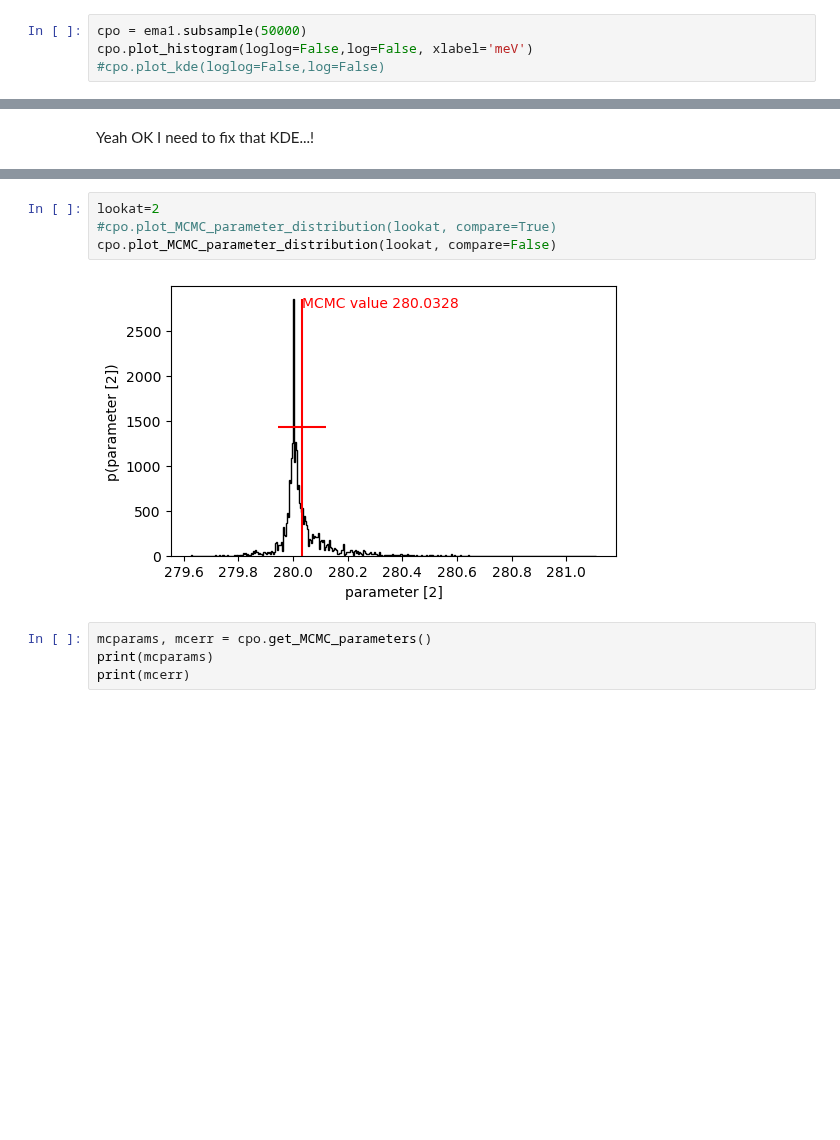
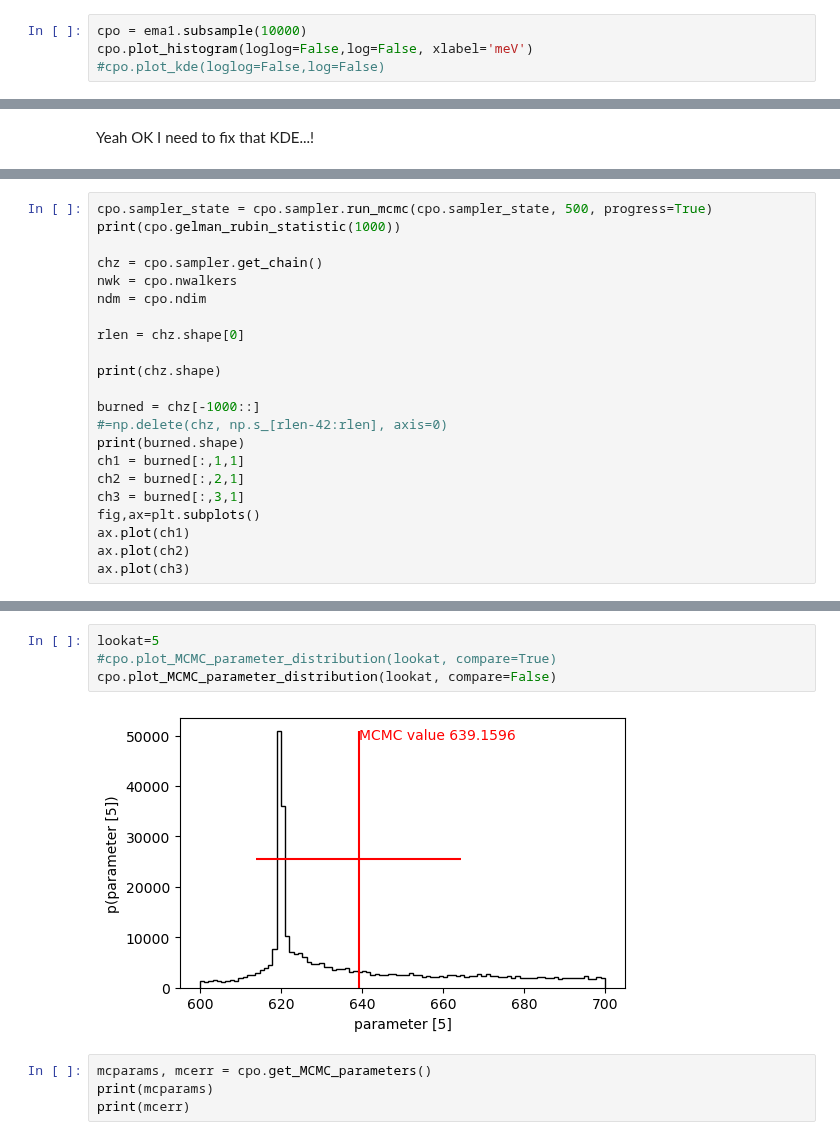
Before and after one commit to localoptimum/emtk, a Jupyter notebook: ARCStest.ipynb, the cells around one changed output, grey strips where cells are left out. Cells and saved outputs as stored; diff of their text form; blank space fills up the shorter version.

```diff
--- a/ARCStest.ipynb
+++ b/ARCStest.ipynb
@@ -245,7 +244,7 @@ Least squares model function defined.
  1.82600064e-02 1.60267612e-02 4.38465615e-02 9.72543769e-02
  1.23466682e-01]
 # %%
-cpo = ema1.subsample(50000)
+cpo = ema1.subsample(10000)
 cpo.plot_histogram(loglog=False,log=False, xlabel='meV')
 #cpo.plot_kde(loglog=False,log=False)
 # %% [output]
@@ -477,0 +549,22 @@ MCMC sampling complete.
+# %%
+cpo.sampler_state = cpo.sampler.run_mcmc(cpo.sampler_state, 500, progress=True)
+print(cpo.gelman_rubin_statistic(1000))
+
+chz = cpo.sampler.get_chain()
+nwk = cpo.nwalkers
+ndm = cpo.ndim
+
+rlen = chz.shape[0]
+
+print(chz.shape)
+
+burned = chz[-1000::]
+#=np.delete(chz, np.s_[rlen-42:rlen], axis=0)
+print(burned.shape)
+ch1 = burned[:,1,1]
+ch2 = burned[:,2,1]
+ch3 = burned[:,3,1]
+fig,ax=plt.subplots()
+ax.plot(ch1)
+ax.plot(ch2)
+ax.plot(ch3)
@@ -620,9 +724,9 @@ cpo.plot_MCMC_fit(method="histo", loglog=False, log=False, xlabel='meV', save="a
 # %%
-lookat=2
+lookat=5
 #cpo.plot_MCMC_parameter_distribution(lookat, compare=True)
 cpo.plot_MCMC_parameter_distribution(lookat, compare=False)
 # %% [output]
-[figure, old version]
+[figure, new version]
 # %%
 mcparams, mcerr = cpo.get_MCMC_parameters()
 print(mcparams)
```
Also changed, not shown: parts of 9 cells of this notebook, 2 other files.
